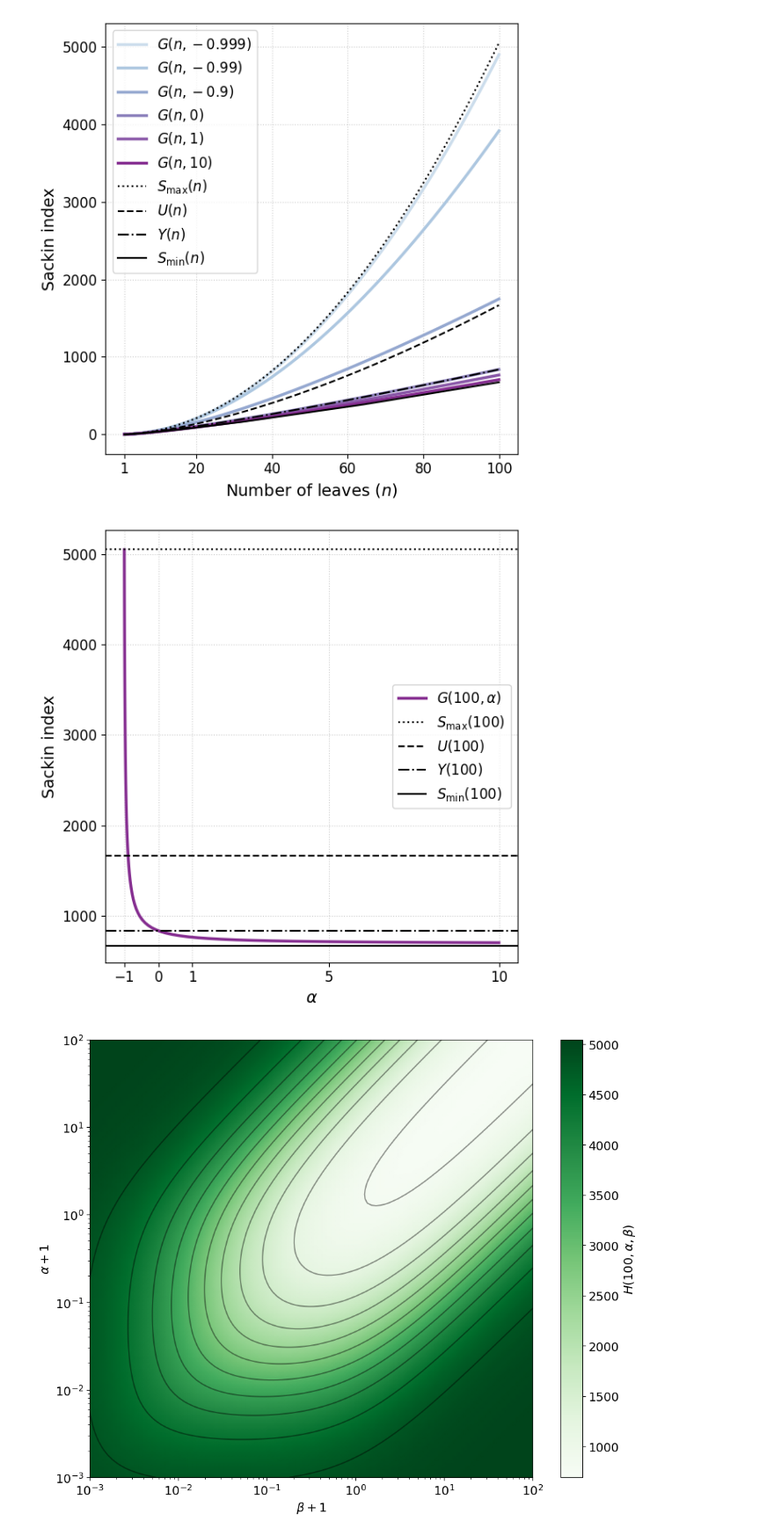
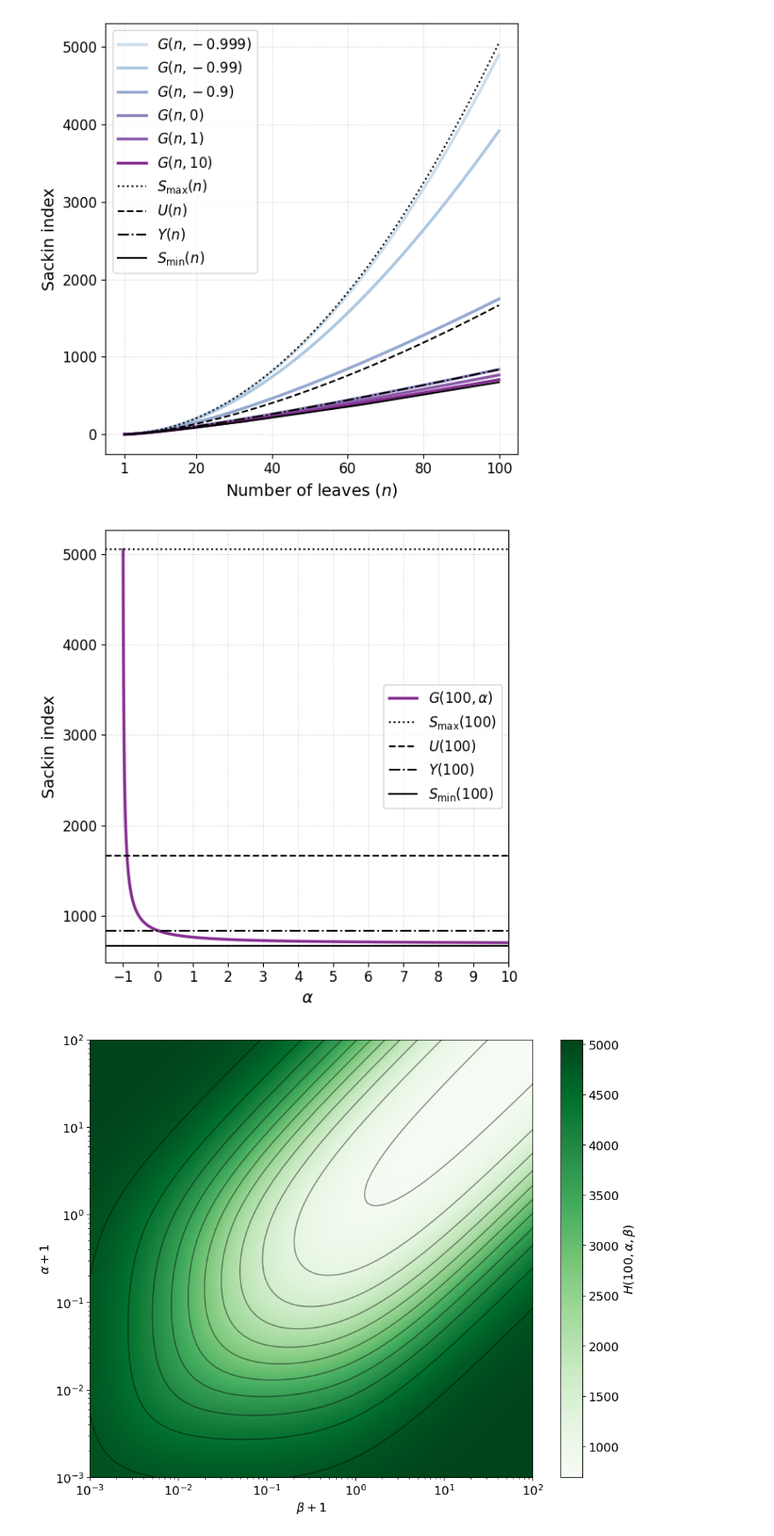
Before and after one commit to dbauman18/biased_speciation_calculation, a Jupyter notebook: biased_speciation.ipynb, the cells around one changed output. Shown at 88% size. Saved outputs shown, nothing was run; the diff lists cells and outputs as text; code cells hidden in the pictures.

```diff
--- a/biased_speciation.ipynb
+++ b/biased_speciation.ipynb
@@ -263,34 +263,35 @@ plt.show()
 # %%
 # Do same with beta(alpha + 1, alpha + 1) model
 plt.figure(figsize=(6, 6))
 a = np.logspace(-5, 1, 100, base=10)
 a = np.concatenate((a, np.array([11])))
 
 n = 100
 plt.plot(a - 1, [sackin_mean_beta(n, ai, ai) for ai in a], color = cm.BuPu(np.ones(1)*0.8), label="$G(100, \\alpha)$", lw=2.5)
 
 # Add horizontal lines for reference models
 plt.axhline(max_sackin(n), color='black', linestyle=':', label="$S_{\\max} (100)$", lw = 1.5)
 plt.axhline(sackin_uniform(n), color='black', linestyle='--', label="$U(100)$", lw = 1.5)
 plt.axhline(sackin_yule(n), color='black', linestyle='-.', label="$Y(100)$", lw = 1.5)
 plt.axhline(min_sackin(n), color='black', linestyle='-', label="$S_{\\min}(100)$", lw = 1.5)
 
 
 
 
 plt.xlabel("$\\alpha$", fontsize=14)
 plt.ylabel("Sackin index", fontsize=14)
-alpha_xticks = np.array([-1, 0, 1, 5, 10])
+alpha_xticks = list(range(-1, 11))
 plt.xticks(alpha_xticks, fontsize=12)
 plt.yticks(fontsize=12)
+plt.xlim(-1.5, 10)
 plt.grid(True, linestyle=":", alpha=0.6)
 plt.legend(fontsize=12)
 plt.tight_layout()
 
 plt.savefig("./plots/sackin_biased_speciation_blum_francois_beta_splitting_fixed_n.png", dpi=300)
 plt.show()
 # %% [output]
-[figure, old version]
+[figure, new version]
 # %%
 # Note: this is a very expensive calculation; use precomputed version unless necessary to recompute!
 # Calculate sackin index mean for sainudiin-veber along a grid of 100x100 points
```
Also changed, not shown: parts of 1 cell of this notebook, 5 other files.
